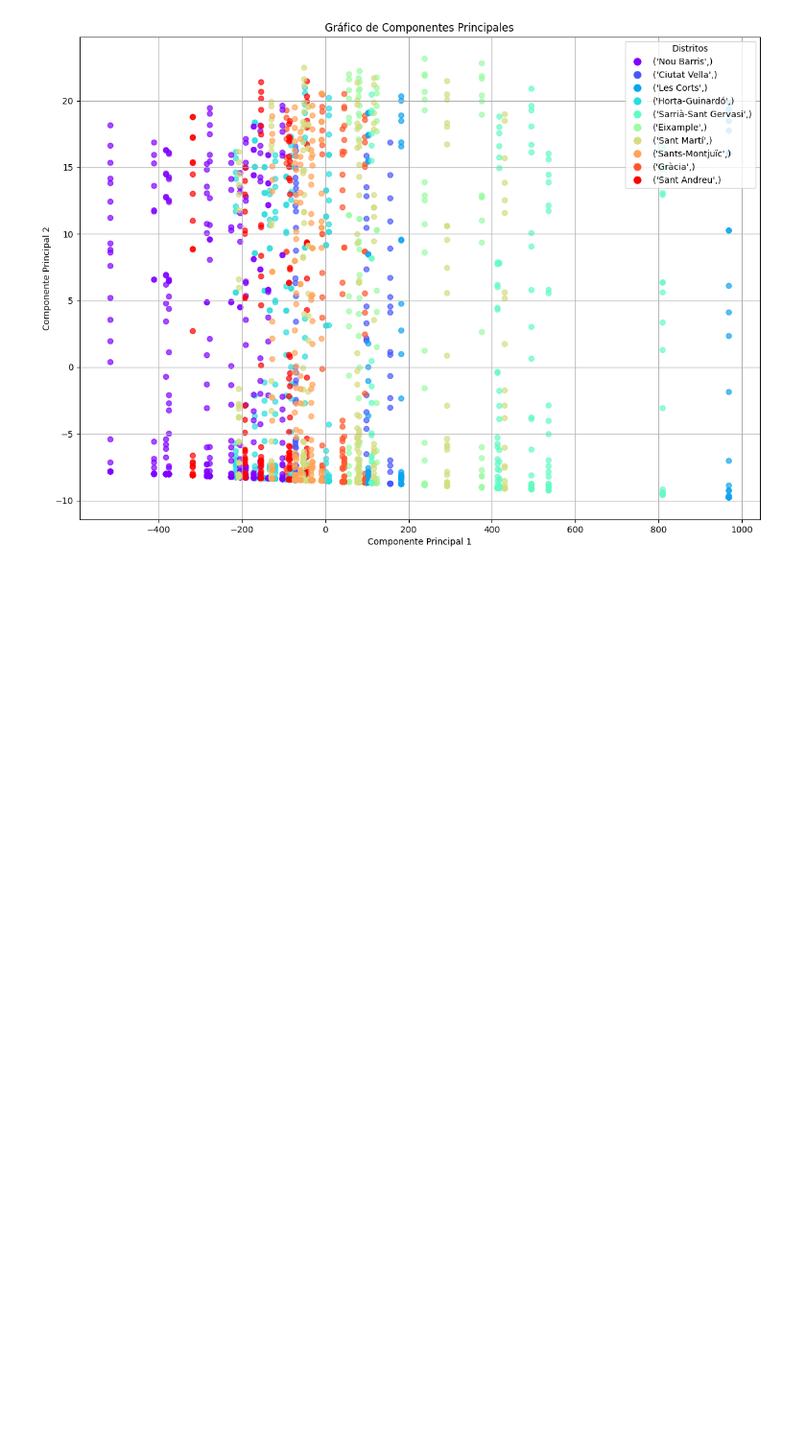
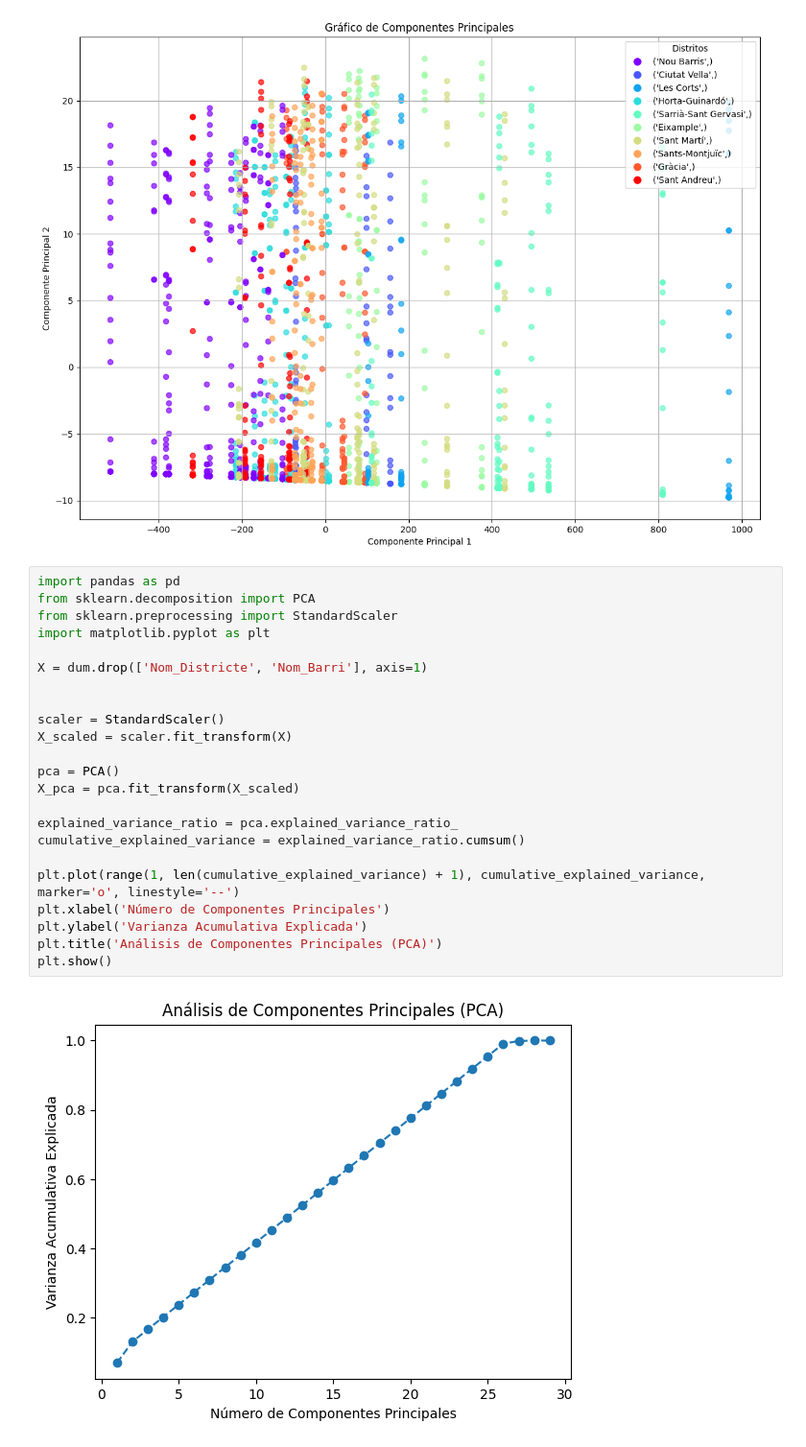
Before and after one commit to pol-serra/jump2digital, a Jupyter notebook: notebook.ipynb, the cells around one changed output. Shown: that part at 96% size. Saved outputs shown, nothing was run; the diff lists cells and outputs as text; blank space fills up the shorter version.

```diff
--- a/notebook.ipynb
+++ b/notebook.ipynb
@@ -132,3 +132,28 @@ ax.grid(True)
 plt.show()
 # %% [output]
 [figure]
+# %%
+import pandas as pd
+from sklearn.decomposition import PCA
+from sklearn.preprocessing import StandardScaler
+import matplotlib.pyplot as plt
+
+X = dum.drop(['Nom_Districte', 'Nom_Barri'], axis=1)
+
+
+scaler = StandardScaler()
+X_scaled = scaler.fit_transform(X)
+
+pca = PCA()
+X_pca = pca.fit_transform(X_scaled)
+
+explained_variance_ratio = pca.explained_variance_ratio_
+cumulative_explained_variance = explained_variance_ratio.cumsum()
+
+plt.plot(range(1, len(cumulative_explained_variance) + 1), cumulative_explained_variance, marker='o', linestyle='--')
+plt.xlabel('Número de Componentes Principales')
+plt.ylabel('Varianza Acumulativa Explicada')
+plt.title('Análisis de Componentes Principales (PCA)')
+plt.show()
+# %% [output]
+[figure, added]
```
